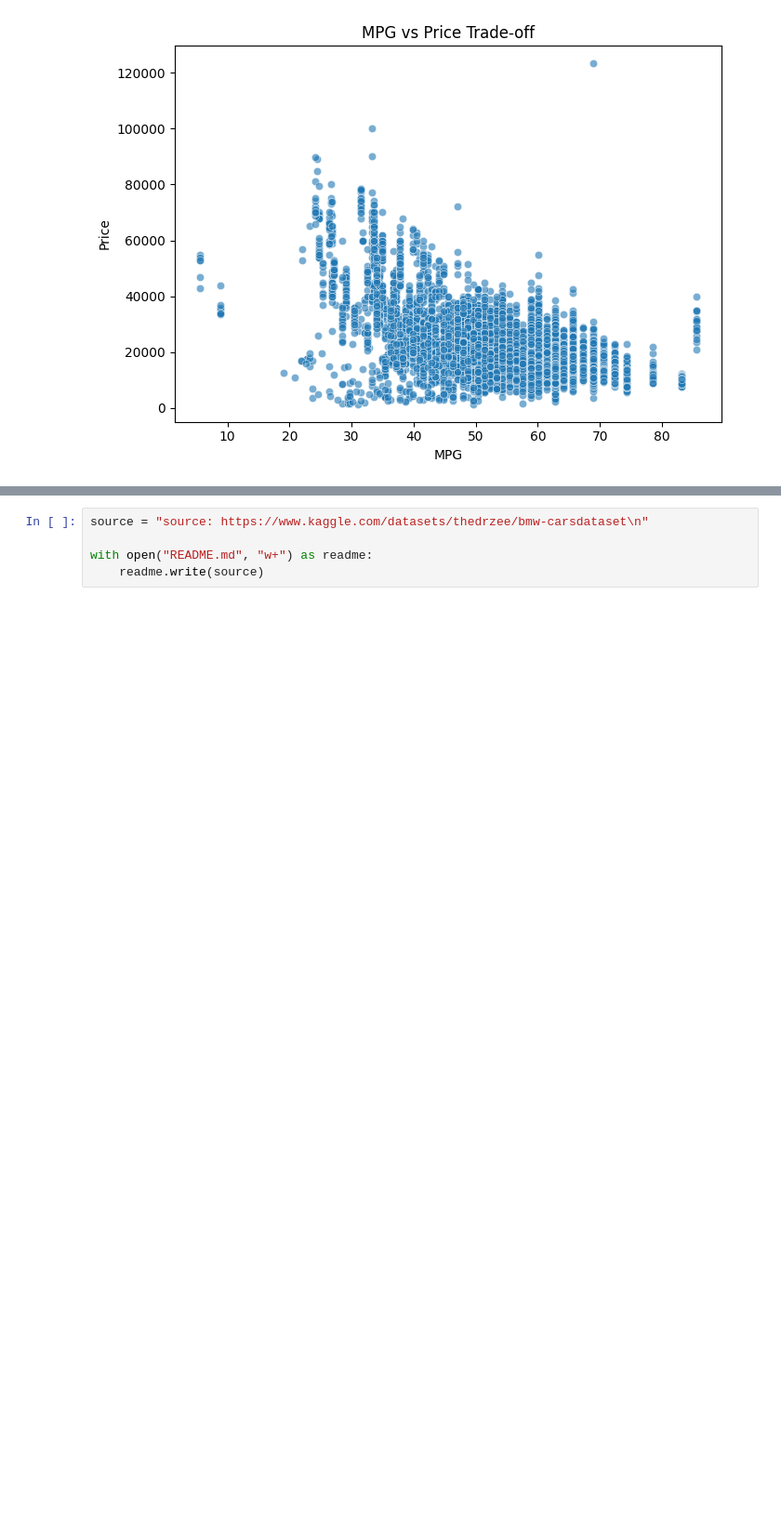
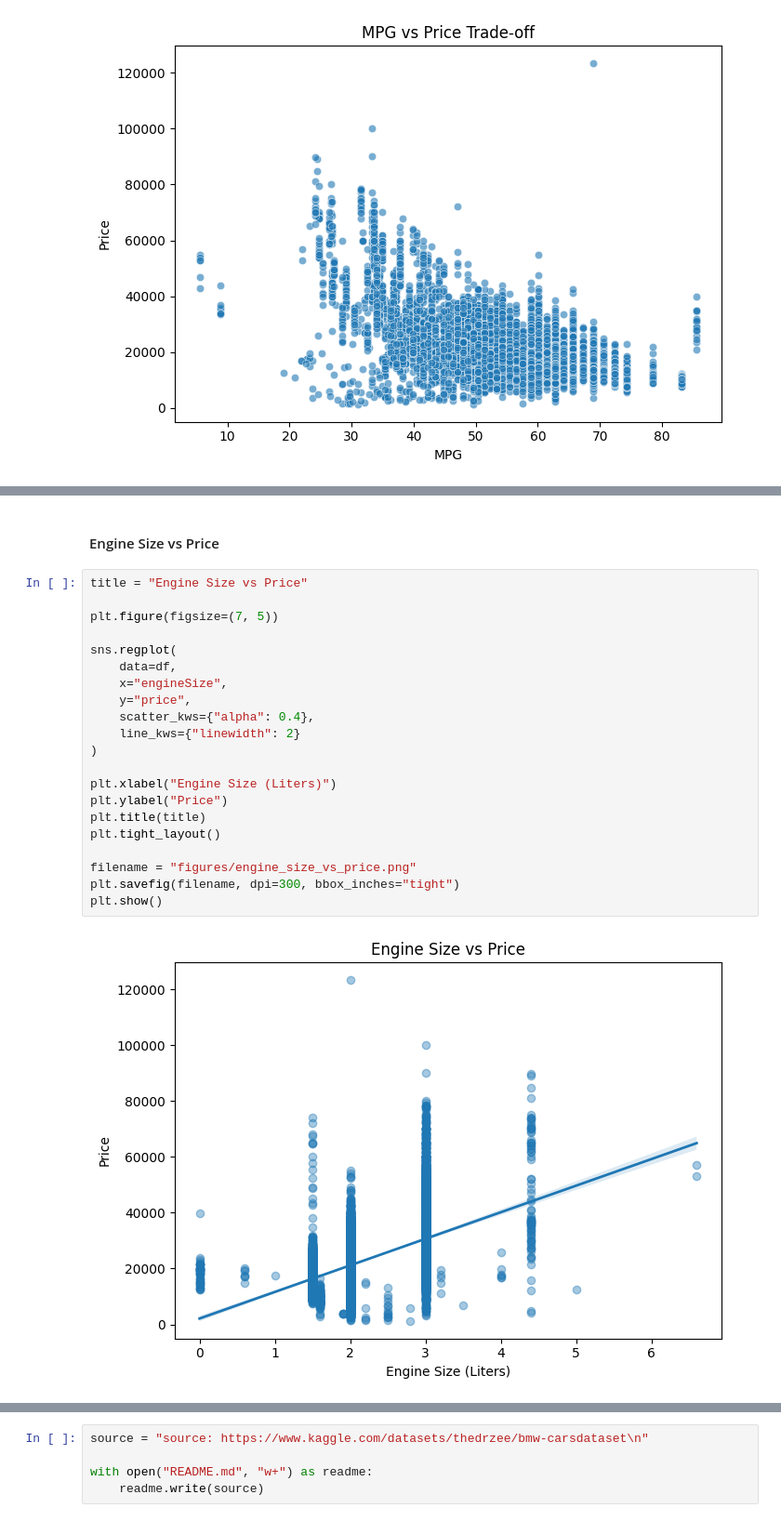
Before and after one commit to smartestnerdfromtown/Data-Analytics-Projects, a Jupyter notebook: BMW Cars Analysis/analysis.ipynb, the cells around one changed output, grey strips where cells are left out. Shown at 93% size. Drawn from its saved outputs; the diff is of its cells as text; blank space fills up the shorter version.

```diff
--- a/BMW Cars Analysis/analysis.ipynb
+++ b/BMW Cars Analysis/analysis.ipynb
@@ -396,0 +445,25 @@ plt.show()
+# %% [markdown]
+#### Engine Size vs Price
+# %%
+title = "Engine Size vs Price"
+
+plt.figure(figsize=(7, 5))
+
+sns.regplot(
+    data=df,
+    x="engineSize",
+    y="price",
+    scatter_kws={"alpha": 0.4},
+    line_kws={"linewidth": 2}
+)
+
+plt.xlabel("Engine Size (Liters)")
+plt.ylabel("Price")
+plt.title(title)
+plt.tight_layout()
+
+filename = "figures/engine_size_vs_price.png"
+plt.savefig(filename, dpi=300, bbox_inches="tight")
+plt.show()
+# %% [output]
+[figure, added]
```
Also changed, not shown: parts of 13 cells of this notebook, 3 other files.
